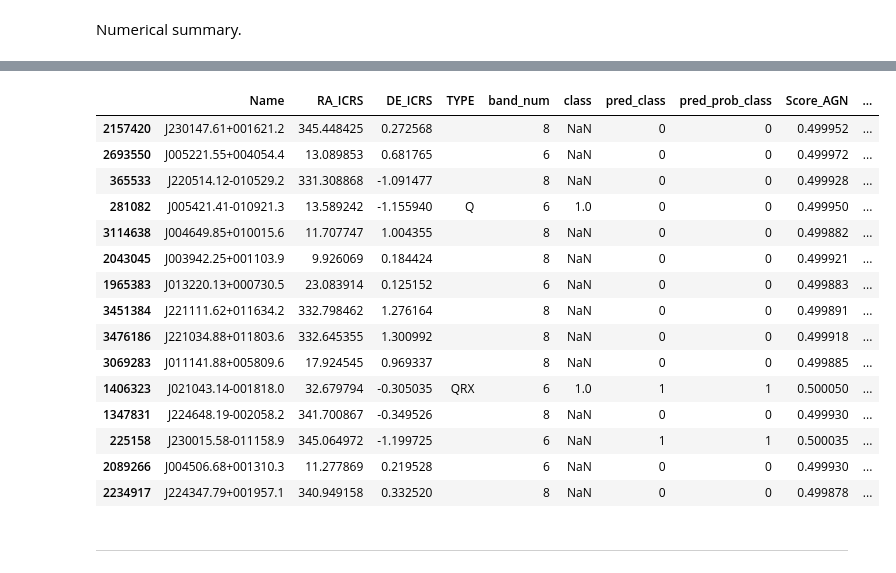
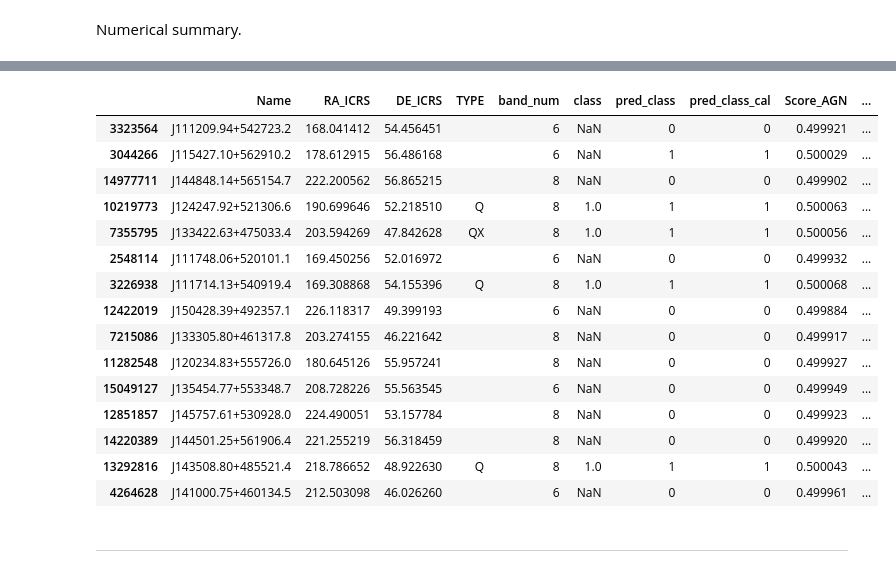
Before and after one commit to racarvajal/Pipeline_ML_6arcsec, a Jupyter notebook: ML_12.ipynb, the cells around one changed output, grey strips where cells are left out. Cells and saved outputs as stored; diff of their text form; code cells hidden in the pictures.

```diff
--- a/ML_12.ipynb
+++ b/ML_12.ipynb
@@ -161,9 +260,10 @@ full_catalog_df['pred_prob_radio']    = (full_catalog_df.loc[:, 'Prob_radio'] >=
 # %%
-full_catalog_df['pred_radio_AGN']     = (np.array(full_catalog_df.loc[:, 'pred_class'] == 1) & np.array(full_catalog_df.loc[:, 'pred_radio'] == 1)).astype(int)
-full_catalog_df['Score_rAGN']         = full_catalog_df.loc[:, 'Score_AGN'] * full_catalog_df.loc[:, 'Score_radio']
-full_catalog_df['pred_prob_rAGN']     = (np.array(full_catalog_df.loc[:, 'pred_prob_class'] == 1) & np.array(full_catalog_df.loc[:, 'pred_prob_radio'] == 1)).astype(int)
-full_catalog_df['Prob_rAGN']          = full_catalog_df.loc[:, 'Prob_AGN'] * full_catalog_df.loc[:, 'Prob_radio']
+full_catalog_df['pred_radio_AGN']     = (np.array(full_catalog_df.loc[:, 'pred_class'] == 1) & np.array(full_catalog_df.loc[:, 'pred_radio_AGN'] == 1)).astype(int)
+full_catalog_df['Score_rAGN']         = full_catalog_df.loc[:, 'Score_AGN'] * full_catalog_df.loc[:, 'Score_radio_AGN']
+full_catalog_df['pred_prob_rAGN']     = (np.array(full_catalog_df.loc[:, 'pred_class_cal'] == 1) & np.array(full_catalog_df.loc[:, 'pred_radio_cal_AGN'] == 1)).astype(int)
+full_catalog_df['Prob_rAGN']          = full_catalog_df.loc[:, 'Prob_AGN'] * full_catalog_df.loc[:, 'Prob_radio_AGN']
 
-rad_score_scaler                      = MinMaxScaler()
-full_catalog_df['scaled_score_radio'] = rad_score_scaler.fit_transform(full_catalog_df.loc[:, 'Score_radio'].values.reshape(-1, 1))
-full_catalog_df['scaled_score_rAGN']  = full_catalog_df.loc[:, 'Score_AGN'] * full_catalog_df.loc[:, 'scaled_score_radio']
+full_catalog_df['pred_radio_gal']     = (np.array(full_catalog_df.loc[:, 'pred_class'] == 0) & np.array(full_catalog_df.loc[:, 'pred_radio_gal'] == 1)).astype(int)
+full_catalog_df['Score_rGal']         = (1 - full_catalog_df.loc[:, 'Score_AGN']) * full_catalog_df.loc[:, 'Score_radio_gal']
+full_catalog_df['pred_prob_rGal']     = (np.array(full_catalog_df.loc[:, 'pred_class_cal'] == 0) & np.array(full_catalog_df.loc[:, 'pred_radio_cal_gal'] == 1)).astype(int)
+full_catalog_df['Prob_rGal']          = (1 - full_catalog_df.loc[:, 'Prob_AGN']) * full_catalog_df.loc[:, 'Prob_radio_gal']
@@ -221,10 +313,10 @@ full_catalog_df.loc[:, ['class', 'pred_prob_class', 'LOFAR_detect', 'pred_prob_r
 # %% [markdown]
 Add individual metrics for redshift
 # %%
-full_catalog_df['Delta_z_N'] = np.around((full_catalog_df.loc[:, 'pred_Z'] - full_catalog_df.loc[:, 'Z']) /\
+full_catalog_df['Delta_z_N'] = np.around((full_catalog_df.loc[:, 'pred_Z_rAGN'] - full_catalog_df.loc[:, 'Z']) /\
                             (1 + full_catalog_df.loc[:, 'Z']), decimals=3)
 
-full_catalog_df['sigma_NMAD'] = np.around(1.48 * np.abs(full_catalog_df.loc[:, 'pred_Z'] - full_catalog_df.loc[:, 'Z']) /\
+full_catalog_df['sigma_NMAD'] = np.around(1.48 * np.abs(full_catalog_df.loc[:, 'pred_Z_rAGN'] - full_catalog_df.loc[:, 'Z']) /\
                             (1 + full_catalog_df.loc[:, 'Z']), decimals=3)
 # %% [markdown]
 Numerical summary.
@@ -258,9 +350,9 @@ Out of 873 initial radio-detected AGN in S82,
 ------------------------------------------------------------
 # %%
 cols_4_table = show_columns = ['Name', 'RA_ICRS', 'DE_ICRS', 'TYPE', 'band_num', 'class', 'pred_class',
-                               'pred_prob_class', 'Score_AGN', 'Prob_AGN', 'LOFAR_detect', 'pred_radio',
-                               'pred_prob_radio', 'Score_radio', 'Prob_radio', 'radio_AGN', 'pred_radio_AGN',
-                               'pred_prob_rAGN', 'Score_rAGN', 'Prob_rAGN', 'Z', 'pred_Z']
+                               'pred_class_cal', 'Score_AGN', 'Prob_AGN', 'LOFAR_detect', 'pred_radio_AGN',
+                               'pred_radio_cal_AGN', 'Score_radio_AGN', 'Prob_radio_AGN', 'radio_AGN', 'pred_radio_AGN',
+                               'pred_prob_rAGN', 'Score_rAGN', 'Prob_rAGN', 'Z', 'pred_Z_rAGN']
 # %%
 cols_4_export_S82    = ['Fint_VLAS82']
 cols_4_export_HETDEX = ['Sint_LOFAR']
@@ -275,29 +367,29 @@ cols_4_export        = cols_4_table + cols_4_exp_all[used_area] + cols_photo
 # %%
 filter_new_rAGN = full_catalog_df.loc[:, 'radio_AGN'] == 0
 if predict_only_hi_z:
-    filter_high_z   = full_catalog_df.loc[:, 'pred_Z']    >= gv.high_z_limit
+    filter_high_z   = full_catalog_df.loc[:, 'pred_Z_rAGN']    >= gv.high_z_limit
 elif not predict_only_hi_z:
-    filter_high_z   = np.ones_like(full_catalog_df.loc[:, 'pred_Z']).astype(bool)
+    filter_high_z   = np.ones_like(full_catalog_df.loc[:, 'pred_Z_rAGN']).astype(bool)
 # %%
 full_catalog_df.loc[:, 'TYPE'] = full_catalog_df.loc[:, 'TYPE'].mask(full_catalog_df.loc[:, 'TYPE'] == '    ', 'CCCC')
 # %%
-display(full_catalog_df.loc[filter_high_z, cols_4_export].sort_values(by=['pred_Z'], ascending=False).head(15))
+display(full_catalog_df.loc[filter_high_z, cols_4_export].sort_values(by=['pred_Z_rAGN'], ascending=False).head(15))
 # %% [output]
-|  | Name | RA_ICRS | DE_ICRS | TYPE | band_num | class | pred_class | pred_prob_class | Score_AGN | ... |
-| 2157420 | J230147.61+001621.2 | 345.448425 | 0.272568 |  | 8 | NaN | 0 | 0 | 0.499952 | ... |
-| 2693550 | J005221.55+004054.4 | 13.089853 | 0.681765 |  | 6 | NaN | 0 | 0 | 0.499972 | ... |
-| 365533 | J220514.12-010529.2 | 331.308868 | -1.091477 |  | 8 | NaN | 0 | 0 | 0.499928 | ... |
-| 281082 | J005421.41-010921.3 | 13.589242 | -1.155940 | Q | 6 | 1.0 | 0 | 0 | 0.499950 | ... |
-| 3114638 | J004649.85+010015.6 | 11.707747 | 1.004355 |  | 8 | NaN | 0 | 0 | 0.499882 | ... |
-| 2043045 | J003942.25+001103.9 | 9.926069 | 0.184424 |  | 8 | NaN | 0 | 0 | 0.499921 | ... |
-| 1965383 | J013220.13+000730.5 | 23.083914 | 0.125152 |  | 6 | NaN | 0 | 0 | 0.499883 | ... |
-| 3451384 | J221111.62+011634.2 | 332.798462 | 1.276164 |  | 8 | NaN | 0 | 0 | 0.499891 | ... |
-| 3476186 | J221034.88+011803.6 | 332.645355 | 1.300992 |  | 8 | NaN | 0 | 0 | 0.499918 | ... |
-| 3069283 | J011141.88+005809.6 | 17.924545 | 0.969337 |  | 8 | NaN | 0 | 0 | 0.499885 | ... |
-| 1406323 | J021043.14-001818.0 | 32.679794 | -0.305035 | QRX | 6 | 1.0 | 1 | 1 | 0.500050 | ... |
-| 1347831 | J224648.19-002058.2 | 341.700867 | -0.349526 |  | 8 | NaN | 0 | 0 | 0.499930 | ... |
-| 225158 | J230015.58-011158.9 | 345.064972 | -1.199725 |  | 6 | NaN | 1 | 1 | 0.500035 | ... |
-| 2089266 | J004506.68+001310.3 | 11.277869 | 0.219528 |  | 6 | NaN | 0 | 0 | 0.499930 | ... |
-| 2234917 | J224347.79+001957.1 | 340.949158 | 0.332520 |  | 8 | NaN | 0 | 0 | 0.499878 | ... |
+|  | Name | RA_ICRS | DE_ICRS | TYPE | band_num | class | pred_class | pred_class_cal | Score_AGN | ... |
+| 3323564 | J111209.94+542723.2 | 168.041412 | 54.456451 |  | 6 | NaN | 0 | 0 | 0.499921 | ... |
+| 3044266 | J115427.10+562910.2 | 178.612915 | 56.486168 |  | 6 | NaN | 1 | 1 | 0.500029 | ... |
+| 14977711 | J144848.14+565154.7 | 222.200562 | 56.865215 |  | 8 | NaN | 0 | 0 | 0.499902 | ... |
+| 10219773 | J124247.92+521306.6 | 190.699646 | 52.218510 | Q | 8 | 1.0 | 1 | 1 | 0.500063 | ... |
+| 7355795 | J133422.63+475033.4 | 203.594269 | 47.842628 | QX | 8 | 1.0 | 1 | 1 | 0.500056 | ... |
+| 2548114 | J111748.06+520101.1 | 169.450256 | 52.016972 |  | 6 | NaN | 0 | 0 | 0.499932 | ... |
+| 3226938 | J111714.13+540919.4 | 169.308868 | 54.155396 | Q | 8 | 1.0 | 1 | 1 | 0.500068 | ... |
+| 12422019 | J150428.39+492357.1 | 226.118317 | 49.399193 |  | 6 | NaN | 0 | 0 | 0.499884 | ... |
+| 7215086 | J133305.80+461317.8 | 203.274155 | 46.221642 |  | 8 | NaN | 0 | 0 | 0.499917 | ... |
+| 11282548 | J120234.83+555726.0 | 180.645126 | 55.957241 |  | 8 | NaN | 0 | 0 | 0.499927 | ... |
+| 15049127 | J135454.77+553348.7 | 208.728226 | 55.563545 |  | 6 | NaN | 0 | 0 | 0.499949 | ... |
+| 12851857 | J145757.61+530928.0 | 224.490051 | 53.157784 |  | 8 | NaN | 0 | 0 | 0.499923 | ... |
+| 14220389 | J144501.25+561906.4 | 221.255219 | 56.318459 |  | 8 | NaN | 0 | 0 | 0.499920 | ... |
+| 13292816 | J143508.80+485521.4 | 218.786652 | 48.922630 | Q | 8 | 1.0 | 1 | 1 | 0.500043 | ... |
+| 4264628 | J141000.75+460134.5 | 212.503098 | 46.026260 |  | 6 | NaN | 0 | 0 | 0.499961 | ... |
 # %%
 if save_preds_flag:
```
Also changed, not shown: parts of 38 cells of this notebook.
